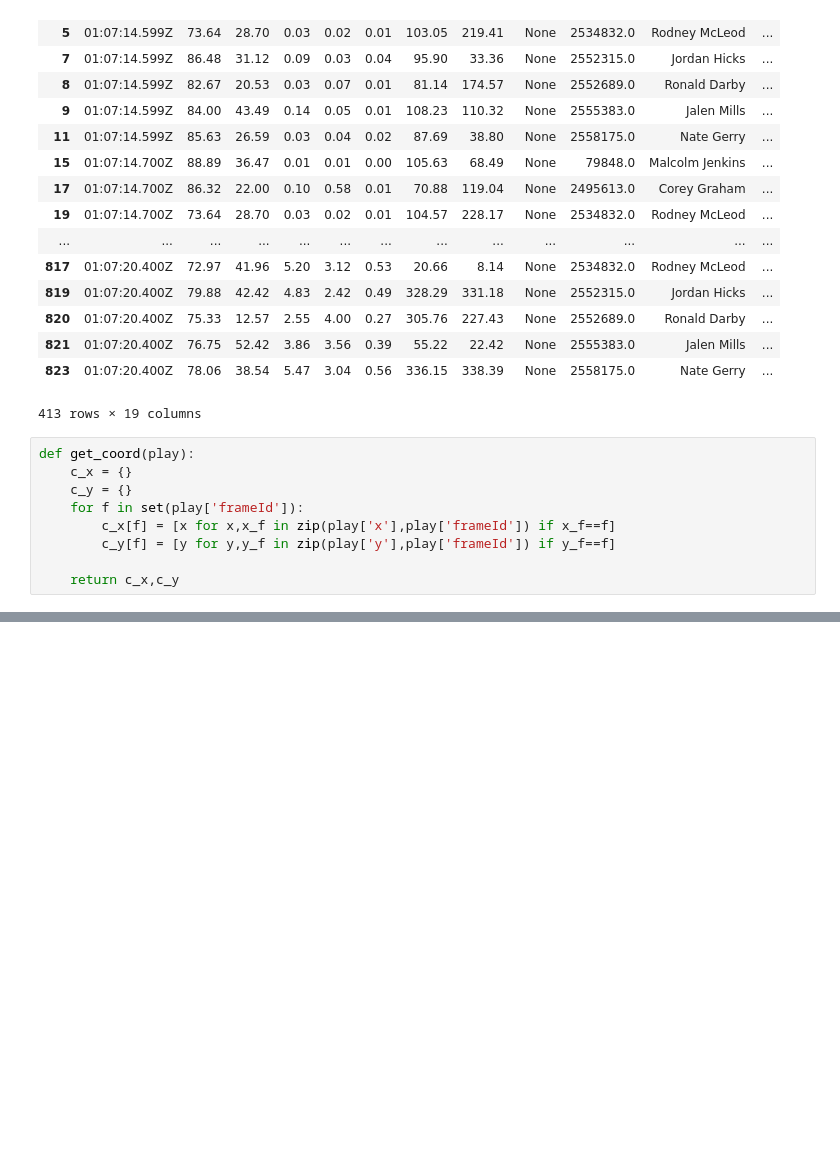
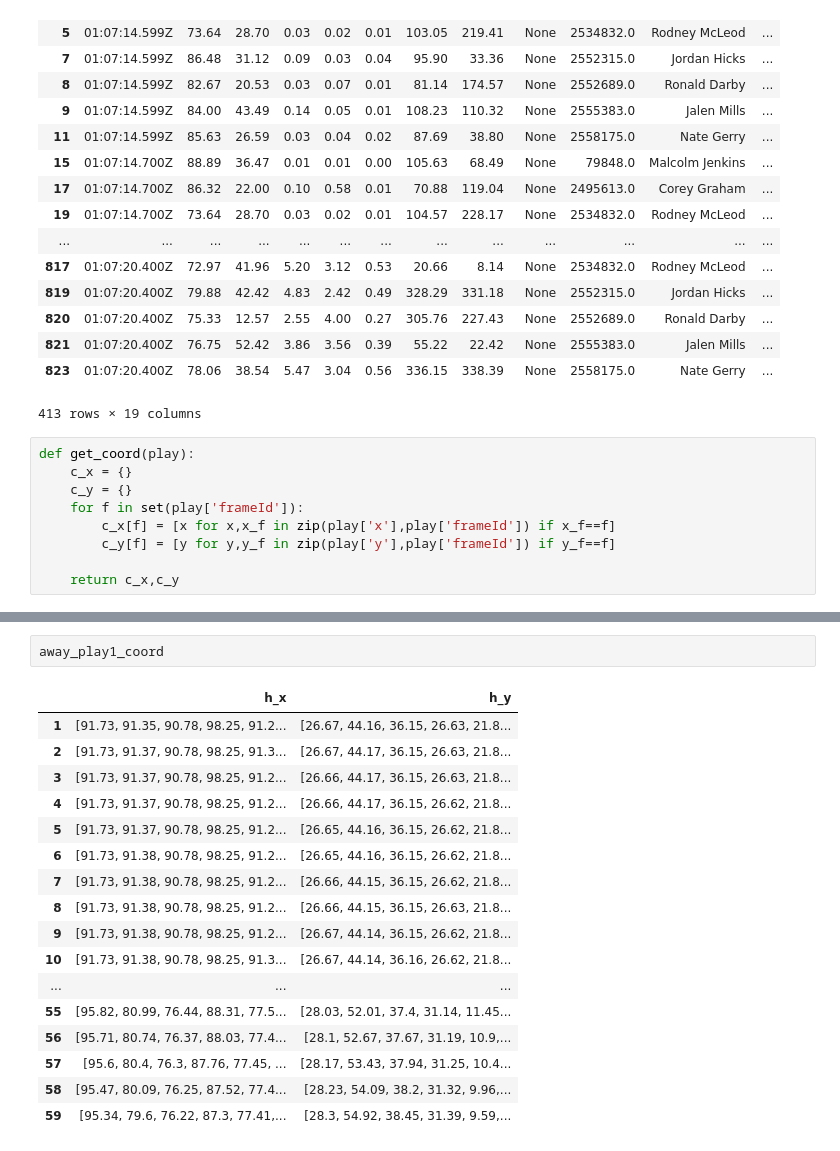
Before and after one commit to sidthakur08/nfl-big-data-bowl-2021, a Jupyter notebook: explore.ipynb, the cells around one changed output, grey strips where cells are left out. Drawn from its saved outputs; the diff is of its cells as text; blank space fills up the shorter version.

```diff
--- a/explore.ipynb
+++ b/explore.ipynb
@@ -395,0 +440,20 @@ away_play1_coord = pd.DataFrame(away_coord)
+# %%
+away_play1_coord
+# %% [output]
+|  | h_x | h_y |
+| 1 | [91.73, 91.35, 90.78, 98.25, 91.2... | [26.67, 44.16, 36.15, 26.63, 21.8... |
+| 2 | [91.73, 91.37, 90.78, 98.25, 91.3... | [26.67, 44.17, 36.15, 26.63, 21.8... |
+| 3 | [91.73, 91.37, 90.78, 98.25, 91.2... | [26.66, 44.17, 36.15, 26.63, 21.8... |
+| 4 | [91.73, 91.37, 90.78, 98.25, 91.2... | [26.66, 44.17, 36.15, 26.62, 21.8... |
+| 5 | [91.73, 91.37, 90.78, 98.25, 91.2... | [26.65, 44.16, 36.15, 26.62, 21.8... |
+| 6 | [91.73, 91.38, 90.78, 98.25, 91.2... | [26.65, 44.16, 36.15, 26.62, 21.8... |
+| 7 | [91.73, 91.38, 90.78, 98.25, 91.2... | [26.66, 44.15, 36.15, 26.62, 21.8... |
+| 8 | [91.73, 91.38, 90.78, 98.25, 91.2... | [26.66, 44.15, 36.15, 26.63, 21.8... |
+| 9 | [91.73, 91.38, 90.78, 98.25, 91.2... | [26.67, 44.14, 36.15, 26.62, 21.8... |
+| 10 | [91.73, 91.38, 90.78, 98.25, 91.3... | [26.67, 44.14, 36.16, 26.62, 21.8... |
+| ... | ... | ... |
+| 55 | [95.82, 80.99, 76.44, 88.31, 77.5... | [28.03, 52.01, 37.4, 31.14, 11.45... |
+| 56 | [95.71, 80.74, 76.37, 88.03, 77.4... | [28.1, 52.67, 37.67, 31.19, 10.9,... |
+| 57 | [95.6, 80.4, 76.3, 87.76, 77.45, ... | [28.17, 53.43, 37.94, 31.25, 10.4... |
+| 58 | [95.47, 80.09, 76.25, 87.52, 77.4... | [28.23, 54.09, 38.2, 31.32, 9.96,... |
+| 59 | [95.34, 79.6, 76.22, 87.3, 77.41,... | [28.3, 54.92, 38.45, 31.39, 9.59,... |
```
Also changed, not shown: parts of 12 cells of this notebook, 1 other file.
